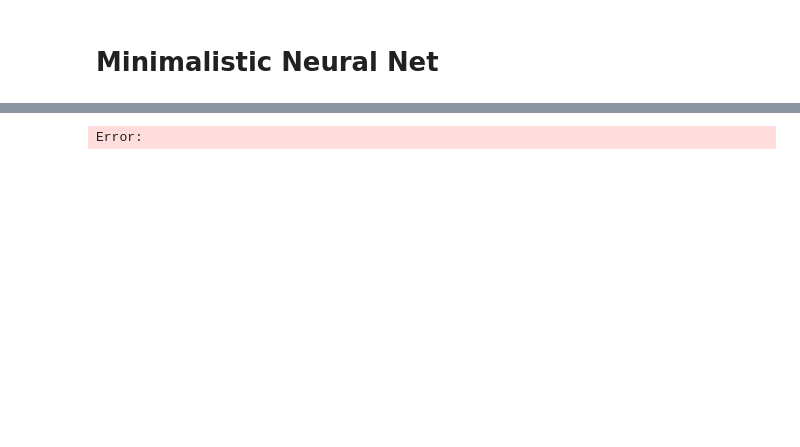
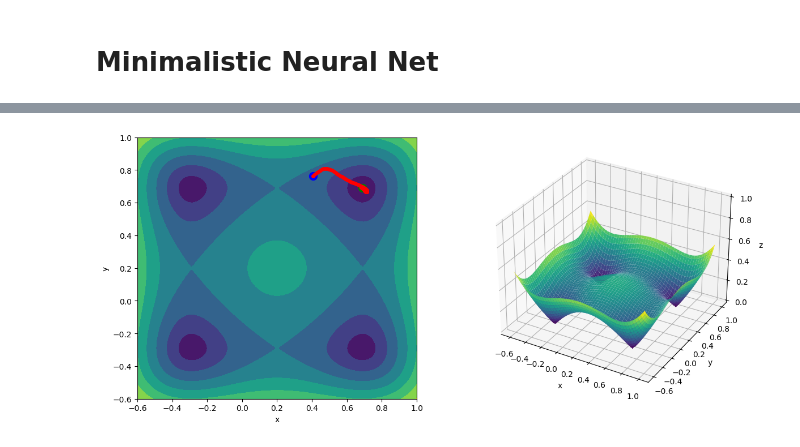
Before and after one commit to alaignelet/optimal_control, a Jupyter notebook: script.ipynb, the cells around one changed output, grey strips where cells are left out. Drawn from its saved outputs; the diff is of its cells as text; code cells hidden in the pictures; blank space fills up the shorter version.

```diff
--- a/script.ipynb
+++ b/script.ipynb
@@ -787,15 +738,24 @@ Zresidual = vectorisedScalarisedLossFunction(X, Y)
 # %%
 fig = plt.figure(figsize=(14, 6))
 ax = fig.add_subplot(1, 2, 1)
 ax.contourf(X, Y, Zresidual)
+
+# Extract x and y coordinates
+w1 = [weights[0] for weights in resu['weights']]
+w2 = [weights[1] for weights in resu['weights']]
+
+# Plotting the gradient descent path
+ax.plot(w1, w2, 'r-o', markersize=4, label='Gradient Descent Path')
+ax.scatter(w1[0], w2[0], color='blue', label='Start', s=100)  # Start point
+ax.scatter(w1[-1], w2[-1], color='green', label='End', s=100)  # End point
 ax.set_xlabel('x')
 ax.set_ylabel('y');
 
 ax = fig.add_subplot(1, 2, 2, projection='3d')
 ax.plot_surface(X, Y, Zresidual, cmap='viridis')
 ax.set_xlabel('x')
 ax.set_ylabel('y')
 ax.set_zlabel('z')
 ax.set_zlim(0,1);
 # %% [output]
-Error:
+[figure, added]
```
Also changed, not shown: parts of 28 cells of this notebook.
